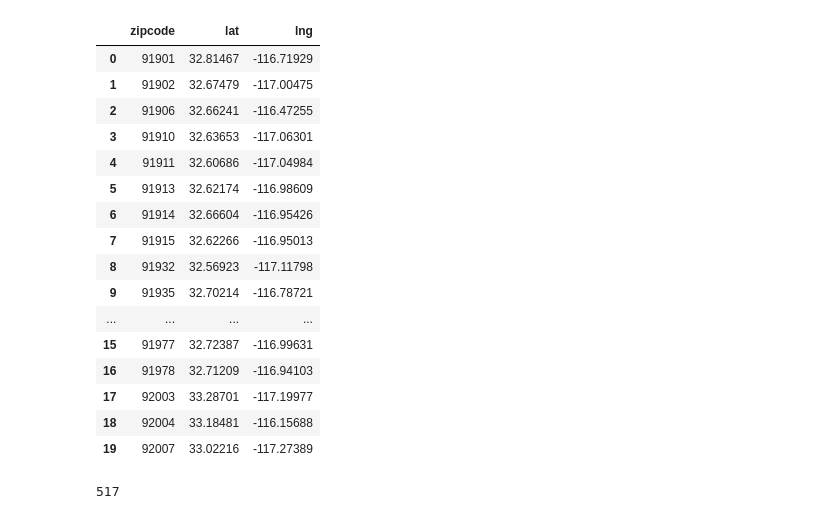
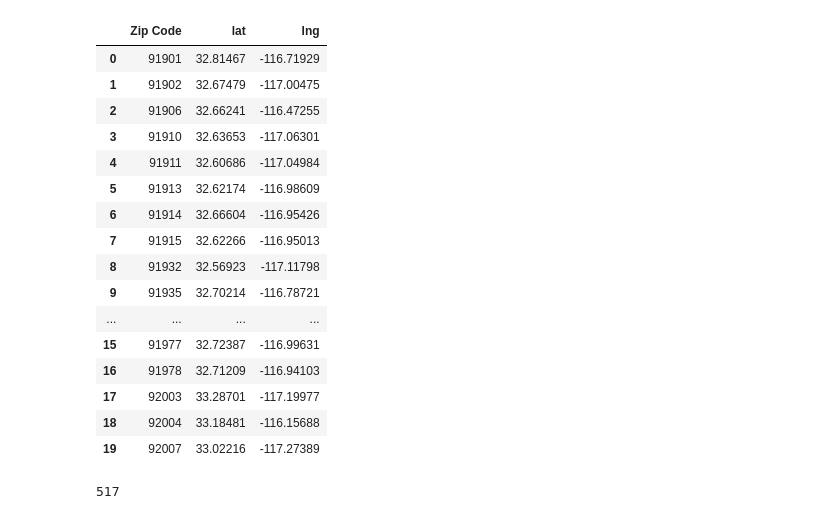
Before and after one commit to tsmtruong/final-project, a Jupyter notebook: Clean_Markets.ipynb, the cells around one changed output. Cells and saved outputs as stored; diff of their text form; code cells hidden in the pictures.

```diff
--- a/places.ipynb
+++ b/Clean_Markets.ipynb
@@ -14,7 +14,6 @@ housing_data = pd.read_csv("Resources/Clean/San_Diego_Housing_Data.csv", index_c
 housing_data.reset_index(inplace=True)
 
 # Make new df with San Diego zipcodes
-zipcodesdf = housing_data[["Geographic Area Name"]]
-zipcodesdf.rename(columns={'Geographic Area Name':'zipcode'}, inplace=True)
+zipcodesdf = housing_data[["Zip Code"]]
 zipcodesdf
 # %% [output]
@@ -42,5 +37,5 @@ us_zip = pd.read_csv("Resources/RAW/uszips.csv")
 # Create dataframe for just zipcodes and lat/lon
 lat_lng = us_zip[['zip', 'lat', 'lng']]
 # Rename the zip column to zipcode so we can merge
-lat_lng.rename(columns={'zip':'zipcode'}, inplace=True)
+lat_lng.rename(columns={'zip':'Zip Code'}, inplace=True)
 lat_lng.head()
@@ -47,9 +53,9 @@ lat_lng.head()
 # %%
 # Merge dataframes on the zipcode
-zip_lat = zipcodesdf.merge(lat_lng, on='zipcode')
+zip_lat = zipcodesdf.merge(lat_lng, on='Zip Code')
 zip_lat.head(20)
 # %% [output]
-|  | zipcode | lat | lng |
+|  | Zip Code | lat | lng |
 | 0 | 91901 | 32.81467 | -116.71929 |
 | 1 | 91902 | 32.67479 | -117.00475 |
 | 2 | 91906 | 32.66241 | -116.47255 |
```
Also changed, not shown: parts of 4 cells of this notebook, 3 other files.
